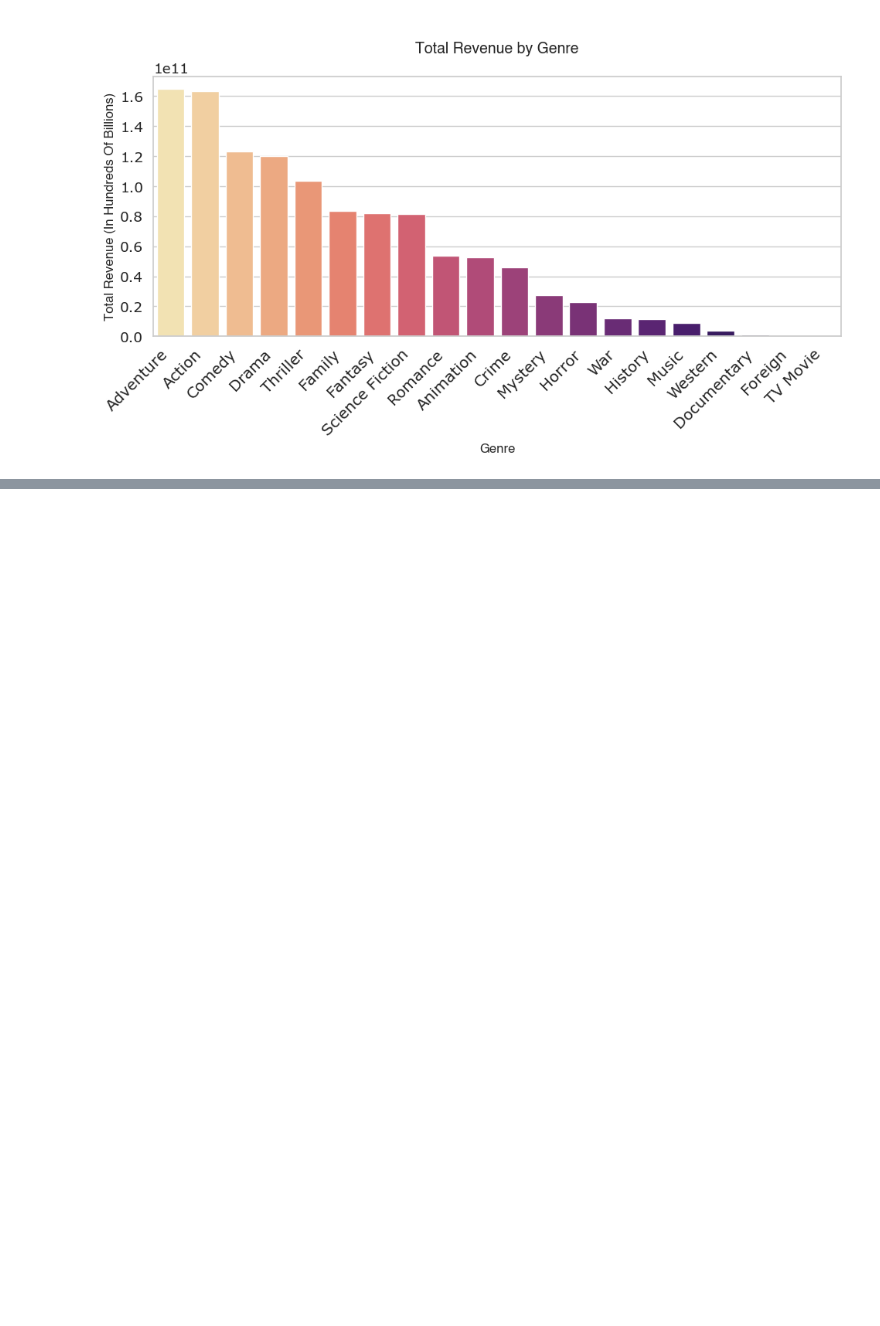
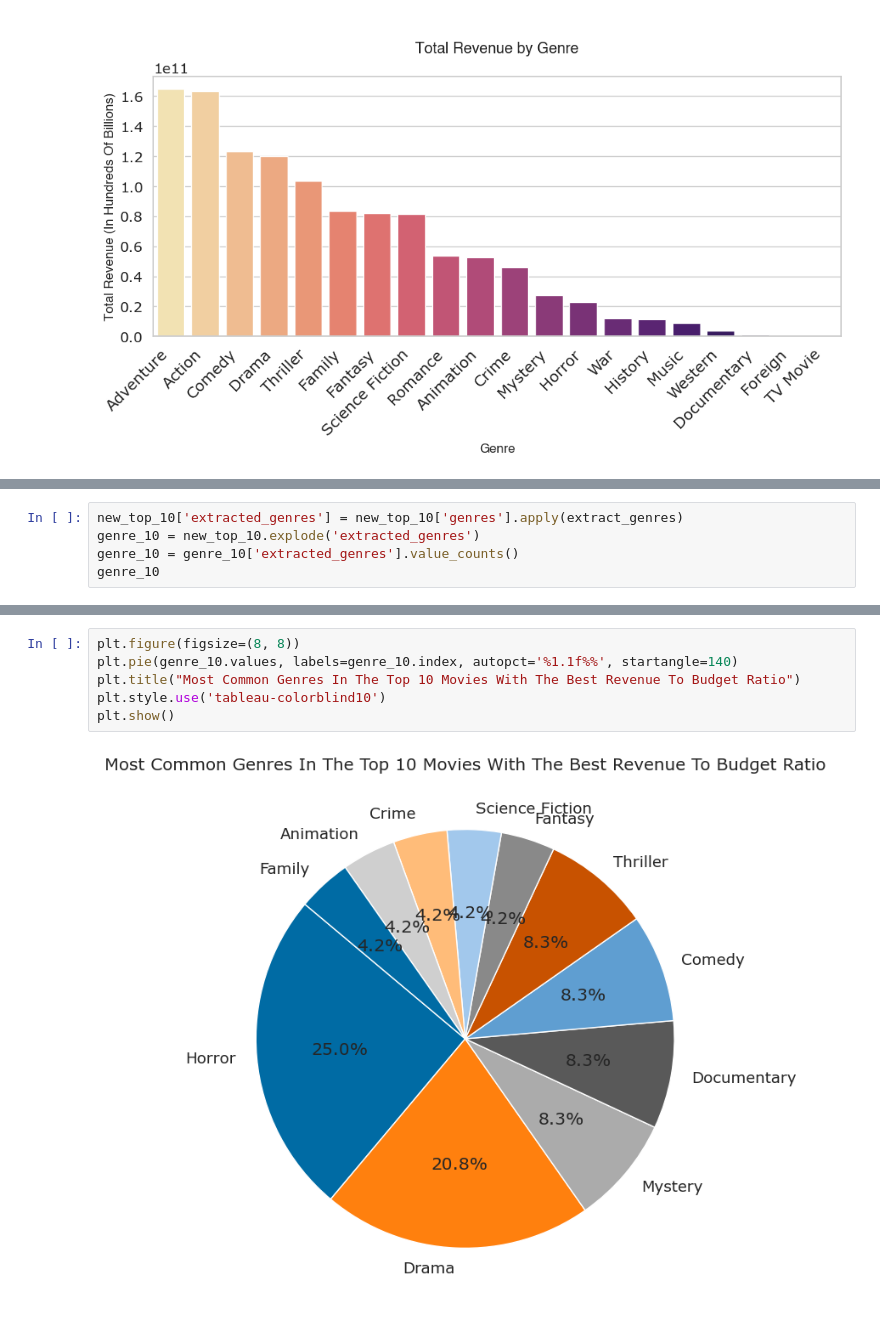
Before and after one commit to ldearlove/TMDB_project, a Jupyter notebook: TMDB_Liam_Final.ipynb, the cells around one changed output, grey strips where cells are left out. Cells and saved outputs as stored; diff of their text form; blank space fills up the shorter version.

```diff
--- a/TMDB_Liam_Final.ipynb
+++ b/TMDB_Liam_Final.ipynb
@@ -201,0 +274,5 @@ plt.show()
+# %%
+new_top_10['extracted_genres'] = new_top_10['genres'].apply(extract_genres)
+genre_10 = new_top_10.explode('extracted_genres')
+genre_10 = genre_10['extracted_genres'].value_counts()
+genre_10
@@ -201,0 +293,8 @@ plt.show()
+# %%
+plt.figure(figsize=(8, 8))
+plt.pie(genre_10.values, labels=genre_10.index, autopct='%1.1f%%', startangle=140)
+plt.title("Most Common Genres In The Top 10 Movies With The Best Revenue To Budget Ratio")
+plt.style.use('tableau-colorblind10')
+plt.show()
+# %% [output]
+[figure, added]
```
Also changed, not shown: parts of 9 cells of this notebook.
